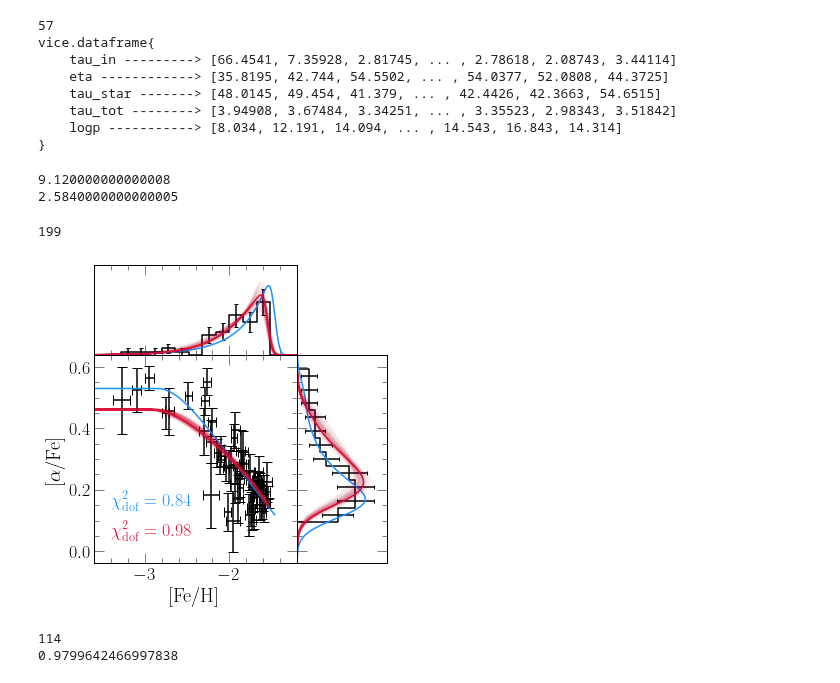
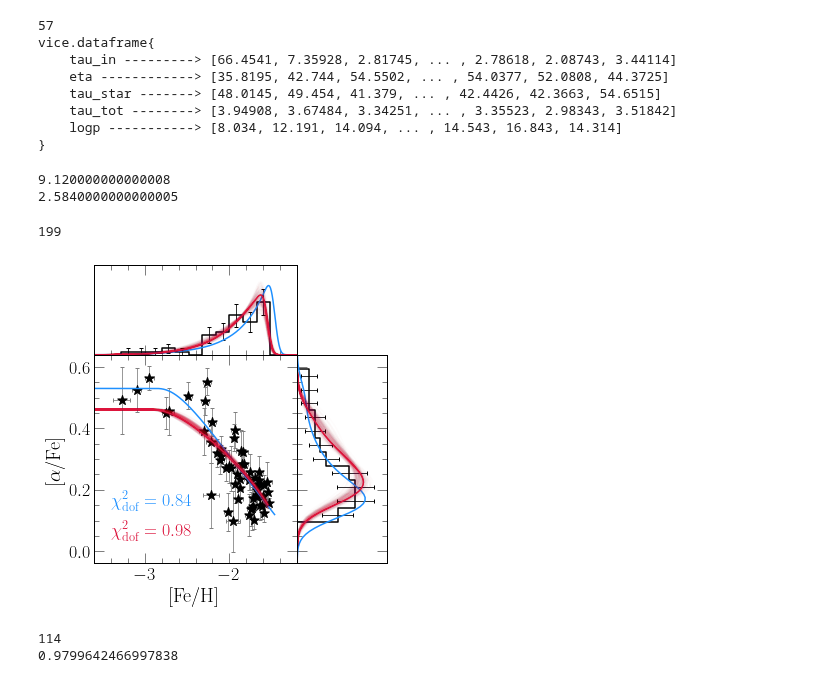
Before and after one commit to giganano/h3halo, a Jupyter notebook: notebooks/wukong.ipynb, the cells around one changed output. Cells and saved outputs as stored; diff of their text form; code cells hidden in the pictures.

Commit message:
figure and text tweaks

```diff
--- a/notebooks/wukong.ipynb
+++ b/notebooks/wukong.ipynb
@@ -109,8 +109,11 @@ right.tick_params(axis = "x", which = "both", bottom = False, top = False)
 # med_ofe_err = np.median(data["[o/fe]_err"])
 # ax.scatter(data["[fe/h]"], data["[o/fe]"], c = named_colors()["black"], s = 20)
 # ax.errorbar(-3, 0.2, xerr = med_feh_err, yerr = med_ofe_err, c = named_colors()["black"])
+# ax.errorbar(data["[fe/h]"], data["[o/fe]"], xerr = data["[fe/h]_err"], yerr = data["[o/fe]_err"],
+#     c = named_colors()["black"], linestyle = "None")
+ax.scatter(data["[fe/h]"], data["[o/fe]"], c = named_colors()["black"], marker = markers()["star"], s = 100)
 ax.errorbar(data["[fe/h]"], data["[o/fe]"], xerr = data["[fe/h]_err"], yerr = data["[o/fe]_err"],
-    c = named_colors()["black"], linestyle = "None")
+    c = named_colors()["grey"], linestyle = "None", zorder = 0, linewidth = 0.8, capsize = 2)
 
 kwargs = {
     "bins": 15,
@@ -125,7 +128,8 @@ print(norm)
 errors = [np.sqrt(_) / norm for _ in feh_counts]
 top.step(feh_bins[:-1], feh_dist, where = "post", c = named_colors()["black"])
 xvals = [(a + b) / 2 for a, b in zip(feh_bins[1:], feh_bins[:-1])]
-top.errorbar(xvals, feh_dist, yerr = errors, c = named_colors()["black"], linestyle = "None", capsize = 2)
+top.errorbar(xvals, feh_dist, yerr = errors, c = named_colors()["black"], linestyle = "None",
+    linewidth = 0.8, capsize = 2)
 
 kwargs["range"] = ax.get_ylim()
 afe_counts, _ = np.histogram(data["[o/fe]"], density = False, **kwargs)
@@ -136,7 +140,8 @@ print(norm)
 errors = [np.sqrt(_) / norm for _ in afe_counts]
 right.step(afe_dist, afe_bins[:-1], where = "pre", c = named_colors()["black"])
 xvals = [(a + b) / 2 for a, b in zip(afe_bins[1:], afe_bins[:-1])]
-right.errorbar(afe_dist, xvals, xerr = errors, c = named_colors()["black"], linestyle = "None", capsize = 2)
+right.errorbar(afe_dist, xvals, xerr = errors, c = named_colors()["black"], linestyle = "None",
+    linewidth = 0.8, capsize = 2)
 
 duration = 1.78
 with vice.singlezone(name = "wukong_withyields") as sz:
@@ -186,6 +191,8 @@ bins = yieldsout.mdf["bin_edge_left"] + [yieldsout.mdf["bin_edge_right"][-1]]
 xvals = [(a + b) / 2 for a, b in zip(bins[:-1], bins[1:])]
 feh_dist = convolve(yieldsout.mdf["dn/d[fe/h]"], bins, med_feh_err)
 ofe_dist = convolve(yieldsout.mdf["dn/d[o/fe]"], bins, med_ofe_err)
+# feh_dist = yieldsout.mdf["dn/d[fe/h]"]
+# ofe_dist = yieldsout.mdf["dn/d[o/fe]"]
 top.plot(xvals, feh_dist, c = named_colors()["dodgerblue"])
 right.plot(ofe_dist, xvals, c = named_colors()["dodgerblue"])
 
@@ -193,6 +200,8 @@ bins = bfout.mdf["bin_edge_left"] + [bfout.mdf["bin_edge_right"][-1]]
 xvals = [(a + b) / 2 for a, b in zip(bins[:-1], bins[1:])]
 feh_dist = convolve(bfout.mdf["dn/d[fe/h]"], bins, med_feh_err)
 ofe_dist = convolve(bfout.mdf["dn/d[o/fe]"], bins, med_ofe_err)
+# feh_dist = bfout.mdf["dn/d[fe/h]"]
+# ofe_dist = bfout.mdf["dn/d[o/fe]"]
 top.plot(xvals, feh_dist, c = named_colors()["crimson"])
 right.plot(ofe_dist, xvals, c = named_colors()["crimson"])
 
@@ -209,7 +218,7 @@ with vice.singlezone() as sz:
     sz.func = exponential(prefactor = 1000)
     sz.mode = "ifr"
     sz.Mg0 = 0
-    sz.nthreads = 2
+#     sz.nthreads = 2
     sz.bins = np.linspace(-5, 1, 301)
     xvals = [(a + b) / 2 for a, b in zip(sz.bins[1:], sz.bins[:-1])]
     for i in range(n_subs):
@@ -228,34 +237,34 @@ with vice.singlezone() as sz:
         ofe_dist = convolve(out.mdf["dn/d[o/fe]"], bins, med_ofe_err)
 
         top.plot(xvals, feh_dist, alpha = 0.01, **kwargs)
         right.plot(ofe_dist, xvals, alpha = 0.01, **kwargs)
         sys.stdout.write("\r%d" % (i))
     sys.stdout.write("\n")
 
 plt.tight_layout()
 plt.subplots_adjust(right = 0.73, top = 0.73)
 top.set_position([
     ax.get_position().x0,
     ax.get_position().y1,
     ax.get_position().x1 - ax.get_position().x0,
     0.25
 ])
 right.set_position([
     ax.get_position().x1,
     ax.get_position().y0,
     0.25,
     ax.get_position().y1 - ax.get_position().y0
 ])
 for ext in ["pdf", "jpeg"]:
     kwargs = {}
     if ext == "jpeg": kwargs["dpi"] = 200
     plt.savefig("../paper/wukong_bestfit.%s" % (ext), **kwargs)
 plt.show()
 # %% [output]
 9.120000000000008
 2.5840000000000005
 199
-[figure, old version]
+[figure, new version]
 # %%
 cosmological_age = 13.2
 quantities = list(filter(lambda _: not _.endswith("_err"), data.keys()))
```
Also changed, not shown: 10 other files.
